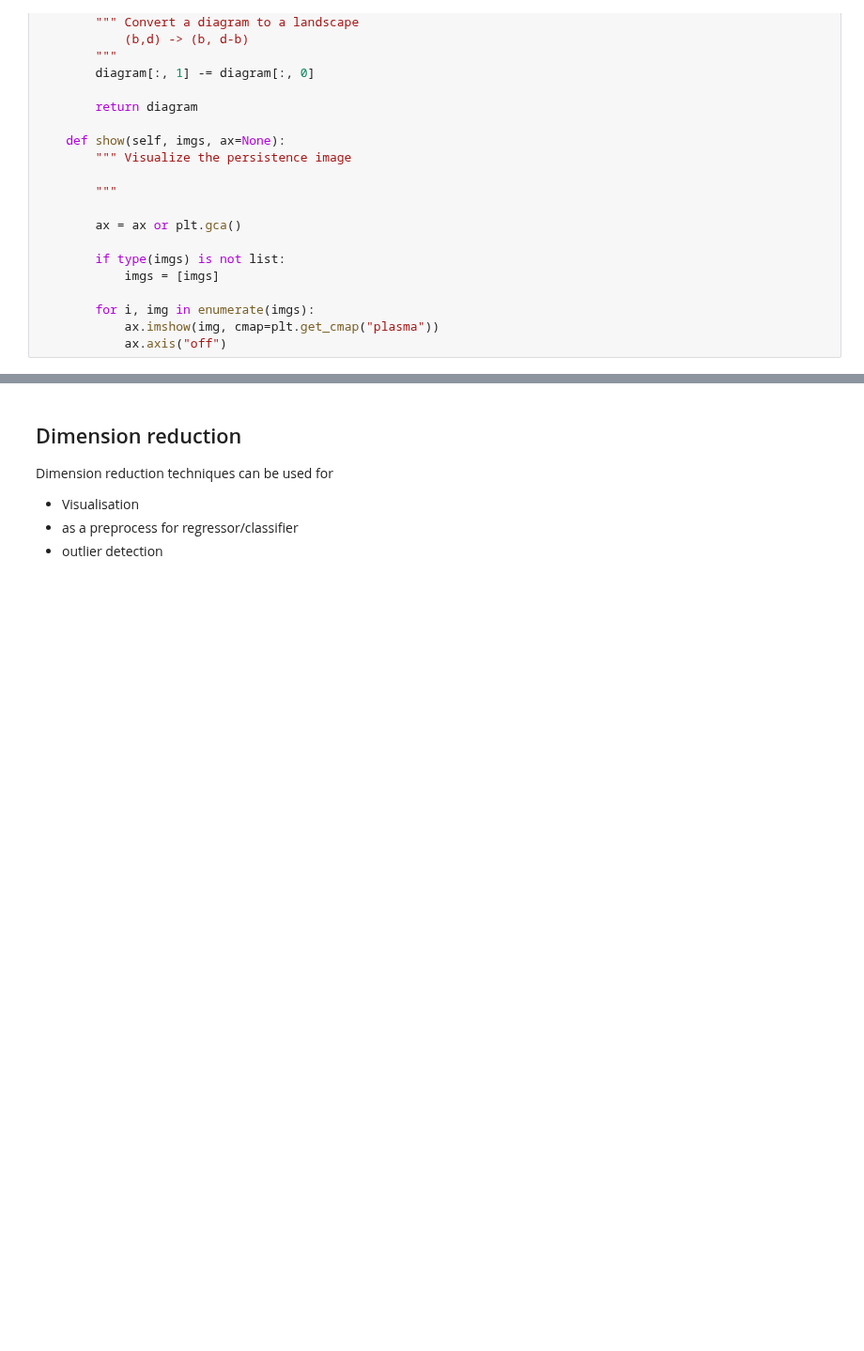
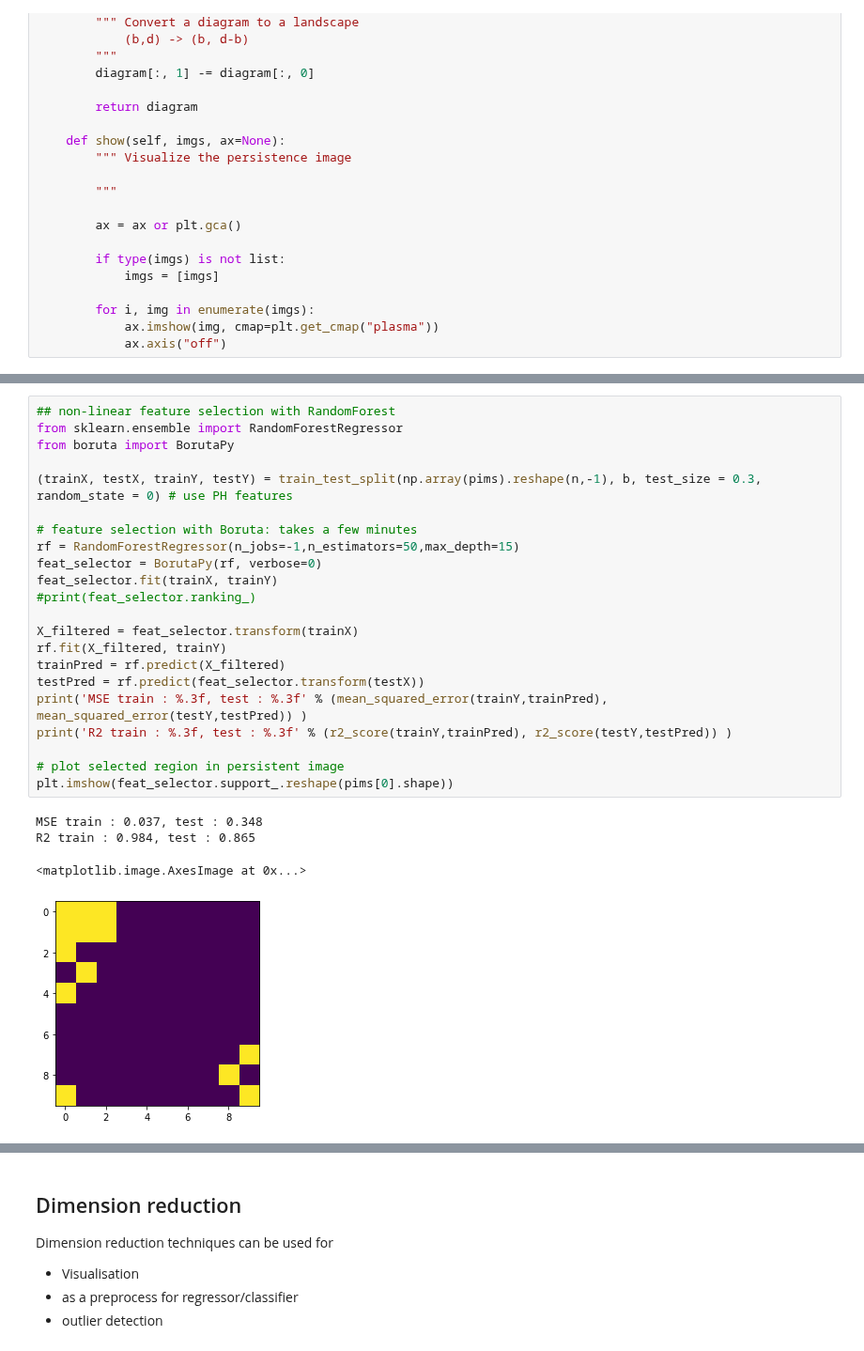
Before and after one commit to shizuo-kaji/TutorialTopologicalDataAnalysis, a Jupyter notebook: TopologicalDataAnalysisWithPython.ipynb, the cells around one changed output, grey strips where cells are left out. Shown at 94% size. Drawn from its saved outputs; the diff is of its cells as text; blank space fills up the shorter version.

```diff
--- a/TopologicalDataAnalysisWithPython.ipynb
+++ b/TopologicalDataAnalysisWithPython.ipynb
@@ -589,3 +602,30 @@ R2 train : 0.706, test : -0.588
+# %%
+## non-linear feature selection with RandomForest
+from sklearn.ensemble import RandomForestRegressor
+from boruta import BorutaPy
+
+(trainX, testX, trainY, testY) = train_test_split(np.array(pims).reshape(n,-1), b, test_size = 0.3, random_state = 0) # use PH features
+
+# feature selection with Boruta: takes a few minutes
+rf = RandomForestRegressor(n_jobs=-1,n_estimators=50,max_depth=15)
+feat_selector = BorutaPy(rf, verbose=0)
+feat_selector.fit(trainX, trainY)
+#print(feat_selector.ranking_)
+
+X_filtered = feat_selector.transform(trainX)
+rf.fit(X_filtered, trainY)
+trainPred = rf.predict(X_filtered)
+testPred = rf.predict(feat_selector.transform(testX))
+print('MSE train : %.3f, test : %.3f' % (mean_squared_error(trainY,trainPred), mean_squared_error(testY,testPred)) )
+print('R2 train : %.3f, test : %.3f' % (r2_score(trainY,trainPred), r2_score(testY,testPred)) )
+
+# plot selected region in persistent image
+plt.imshow(feat_selector.support_.reshape(pims[0].shape))
+# %% [output]
+MSE train : 0.037, test : 0.348
+R2 train : 0.984, test : 0.865
+<matplotlib.image.AxesImage at 0x...>
+[figure, added]
 # %%
 ## Let's compare with LSTM (a popular version of recurrent neural network)
 from keras.models import Sequential
```
Also changed, not shown: parts of 7 cells of this notebook.
